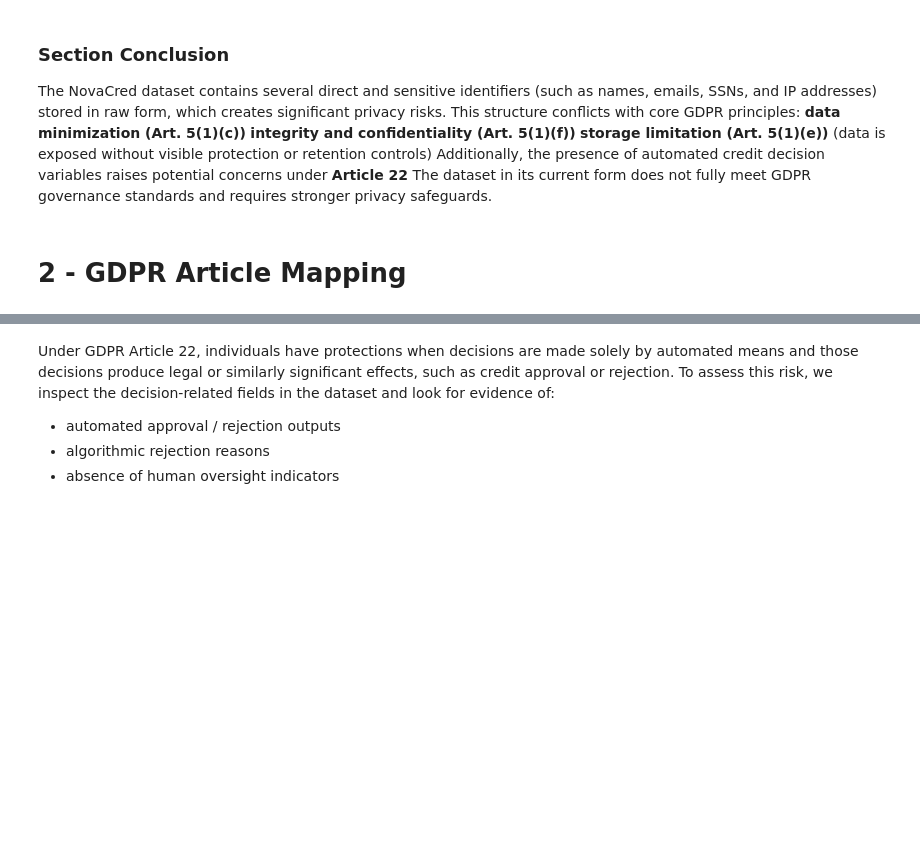
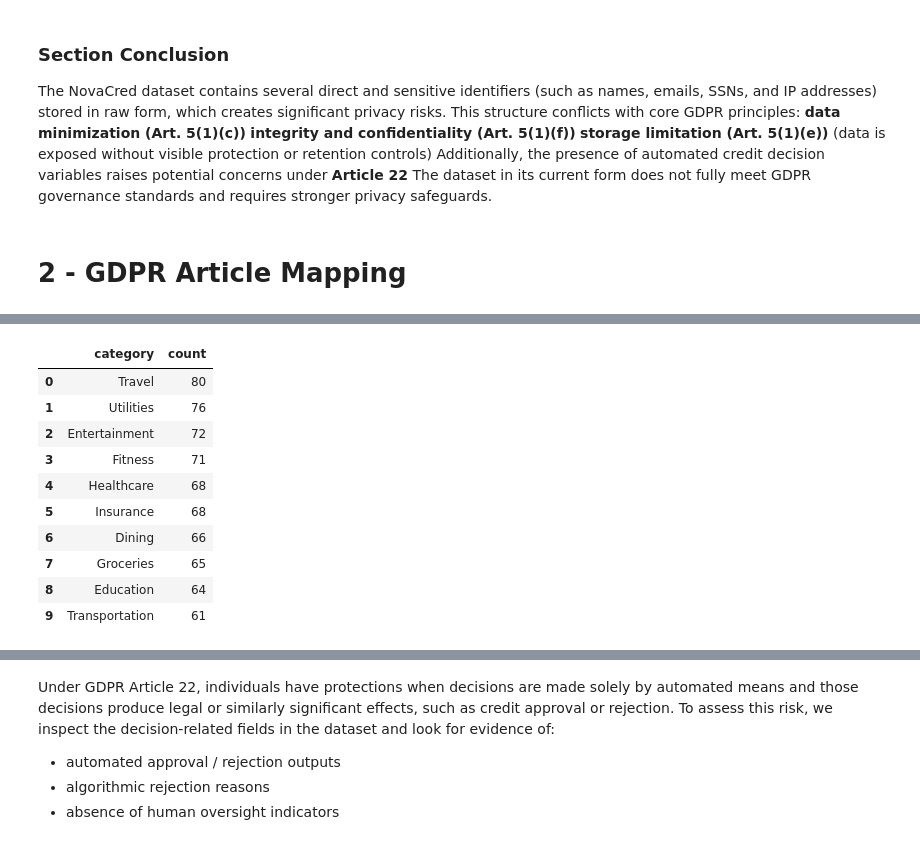
Before and after one commit to jmroque7/dego-project-team-14-TXB, a Jupyter notebook: Notebooks/03-privacy-demo.ipynb, the cells around one changed output, grey strips where cells are left out. Drawn from its saved outputs; the diff is of its cells as text; code cells hidden in the pictures; blank space fills up the shorter version.

```diff
--- a/Notebooks/03-privacy-demo.ipynb
+++ b/Notebooks/03-privacy-demo.ipynb
@@ -487,0 +493,82 @@ table.dataframe th {
+# %%
+# --- Data minimization audit: evidence of excessive personal data collection ---
+
+import pandas as pd
+
+# 1) Presence of IP addresses
+ip_non_null = df_flat["applicant_ip_address"].notna().sum()
+ip_pct = round(df_flat["applicant_ip_address"].notna().mean() * 100, 2)
+
+# 2) Granular spending behavior categories
+# Flatten spending categories from list of dicts
+spending_categories = []
+
+for row in df["spending_behavior"].dropna():
+    if isinstance(row, list):
+        for item in row:
+            if isinstance(item, dict) and "category" in item:
+                spending_categories.append(item["category"])
+
+spending_series = pd.Series(spending_categories)
+category_counts = spending_series.value_counts().reset_index()
+category_counts.columns = ["category", "count"]
+
+# Potentially sensitive / lifestyle-related categories
+sensitive_categories = [
+    "Healthcare",
+    "Gambling",
+    "Adult Entertainment",
+    "Alcohol",
+    "Pharmacy"
+]
+
+sensitive_found = category_counts[
+    category_counts["category"].isin(sensitive_categories)
+].copy()
+
+# 3) Re-identification risk from quasi-identifiers
+quasi_cols = ["applicant_zip_code", "applicant_date_of_birth", "applicant_gender"]
+
+quasi_df = df_flat[quasi_cols].dropna().copy()
+quasi_grouped = (
+    quasi_df.groupby(quasi_cols)
+    .size()
+    .reset_index(name="count")
+)
+
+unique_quasi_combos = (quasi_grouped["count"] == 1).sum()
+total_quasi_combos = quasi_grouped.shape[0]
+unique_quasi_pct = round(unique_quasi_combos / total_quasi_combos * 100, 2) if total_quasi_combos > 0 else 0
+
+# Summary audit table
+data_minimization_audit = pd.DataFrame({
+    "check": [
+        "IP addresses present in dataset",
+        "Sensitive / lifestyle spending categories present",
+        "Unique combinations of ZIP code + DOB + gender"
+    ],
+    "evidence": [
+        f"{ip_non_null} records ({ip_pct}%) contain IP addresses",
+        f"{len(sensitive_found)} sensitive category types detected",
+        f"{unique_quasi_combos} unique combinations ({unique_quasi_pct}% of combinations)"
+    ],
+    "why_it_matters": [
+        "IP addresses are personal data and may be unnecessary for creditworthiness assessment",
+        "Granular spending categories may reveal sensitive inferences beyond what is necessary",
+        "Unique quasi-identifier combinations increase re-identification risk even without direct identifiers"
+    ],
+    "gdpr_link": [
+        "Art. 5(1)(c) – Data minimization",
+        "Art. 5(1)(c) – Data minimization",
+        "Art. 5(1)(c) + re-identification risk"
+    ]
+})
+
+display(data_minimization_audit)
+
+print("\nTop spending categories:")
+display(category_counts.head(10))
+
+print("\nPotentially sensitive spending categories found:")
+display(sensitive_found if not sensitive_found.empty else pd.DataFrame({"message": ["No sensitive categories detected in predefined list"]}))
+# %% [output]
@@ -487,0 +580,11 @@ table.dataframe th {
+|  | category | count |
+| 0 | Travel | 80 |
+| 1 | Utilities | 76 |
+| 2 | Entertainment | 72 |
+| 3 | Fitness | 71 |
+| 4 | Healthcare | 68 |
+| 5 | Insurance | 68 |
+| 6 | Dining | 66 |
+| 7 | Groceries | 65 |
+| 8 | Education | 64 |
+| 9 | Transportation | 61 |
```
Also changed, not shown: parts of 26 cells of this notebook.
